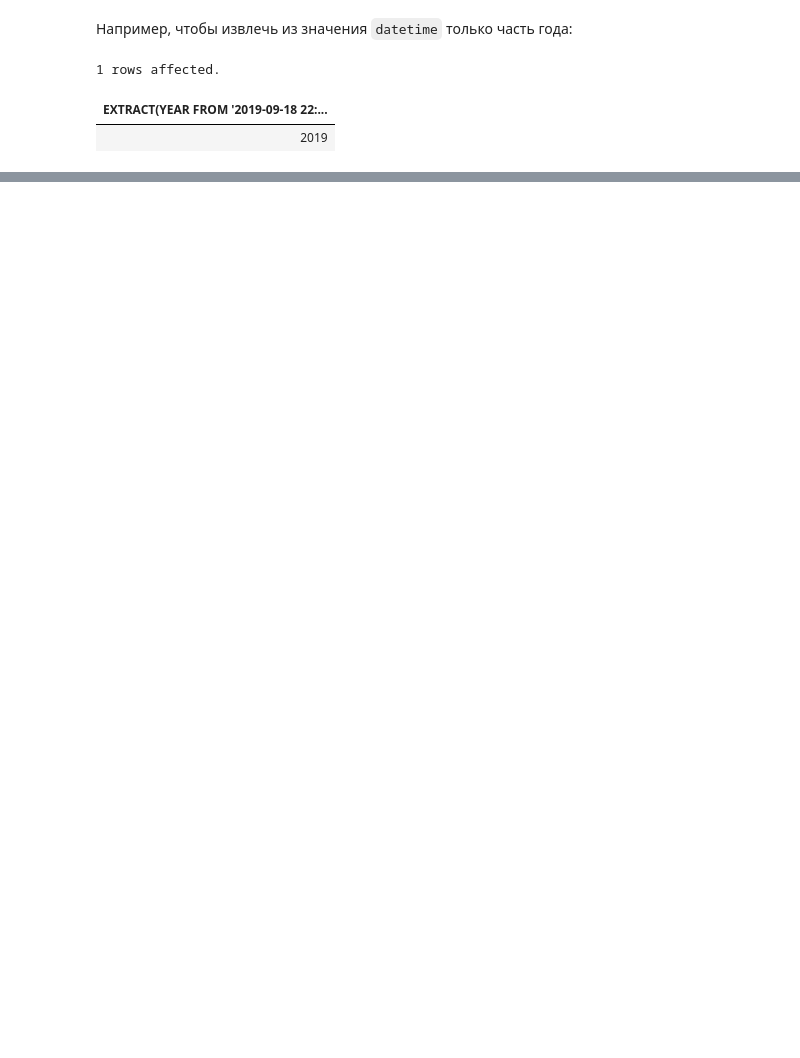
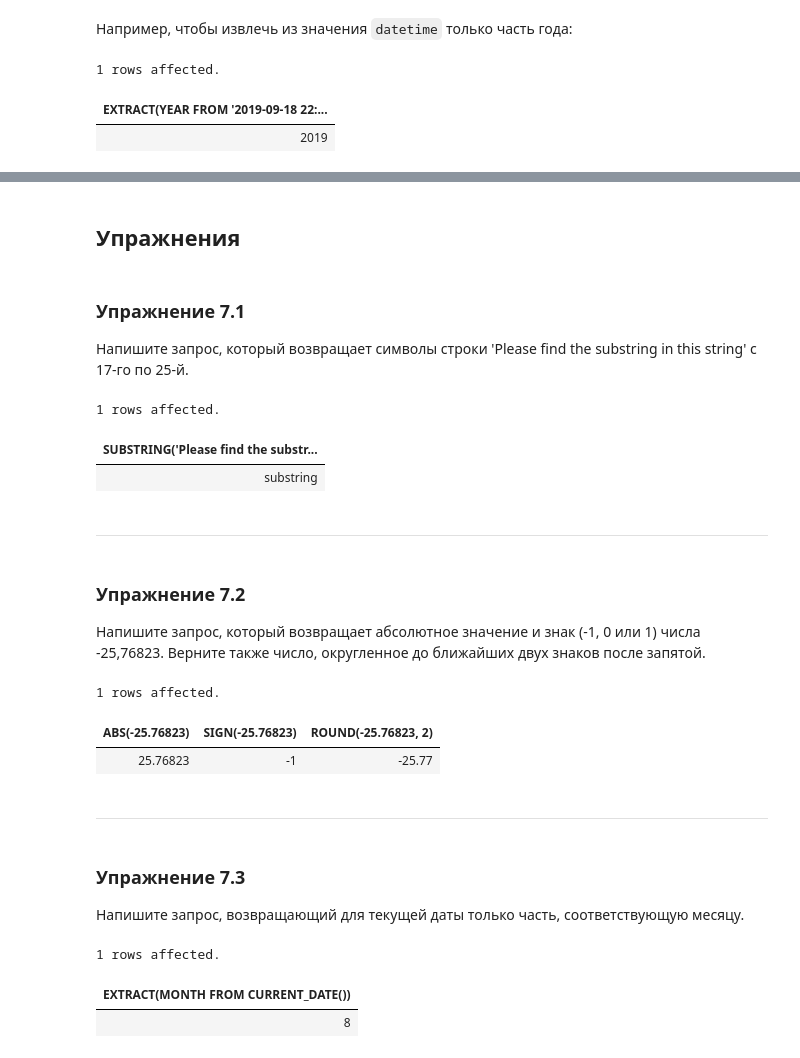
Before and after one commit to magus1968/learning-sql, a Jupyter notebook: docs/chapters/ch07.ipynb, the cells around one changed output, grey strips where cells are left out. Saved outputs shown, nothing was run; the diff lists cells and outputs as text; code cells hidden in the pictures; blank space fills up the shorter version.

```diff
--- a/docs/chapters/ch07.ipynb
+++ b/docs/chapters/ch07.ipynb
@@ -1360,0 +1510,41 @@ SELECT EXTRACT(YEAR FROM '2019-09-18 22:19:05');
+# %% [markdown]
+## Упражнения
+# %% [markdown]
+### Упражнение 7.1
+
+Напишите запрос, который возвращает символы строки 'Please find the substring in this string' с 17-го по 25-й.
+# %%
+%%sql
+SELECT SUBSTRING('Please find the substring in this string', 17, 9);
+# %% [output]
+1 rows affected.
+| SUBSTRING('Please find the substr... |
+| substring |
+# %% [markdown]
+
+---
+# %% [markdown]
+### Упражнение 7.2
+
+Напишите запрос, который возвращает абсолютное значение и знак (-1, 0 или 1) числа -25,76823. Верните также число, округленное до ближайших двух знаков после запятой.
+# %%
+%%sql
+SELECT ABS(-25.76823), SIGN(-25.76823), ROUND(-25.76823, 2);
+# %% [output]
+1 rows affected.
+| ABS(-25.76823) | SIGN(-25.76823) | ROUND(-25.76823, 2) |
+| 25.76823 | -1 | -25.77 |
+# %% [markdown]
+
+---
+# %% [markdown]
+### Упражнение 7.3
+
+Напишите запрос, возвращающий для текущей даты только часть, соответствующую месяцу.
+# %%
+%%sql
+SELECT EXTRACT(MONTH FROM CURRENT_DATE());
+# %% [output]
+1 rows affected.
+| EXTRACT(MONTH FROM CURRENT_DATE()) |
+| 8 |
```
Also changed, not shown: parts of 37 cells of this notebook.
